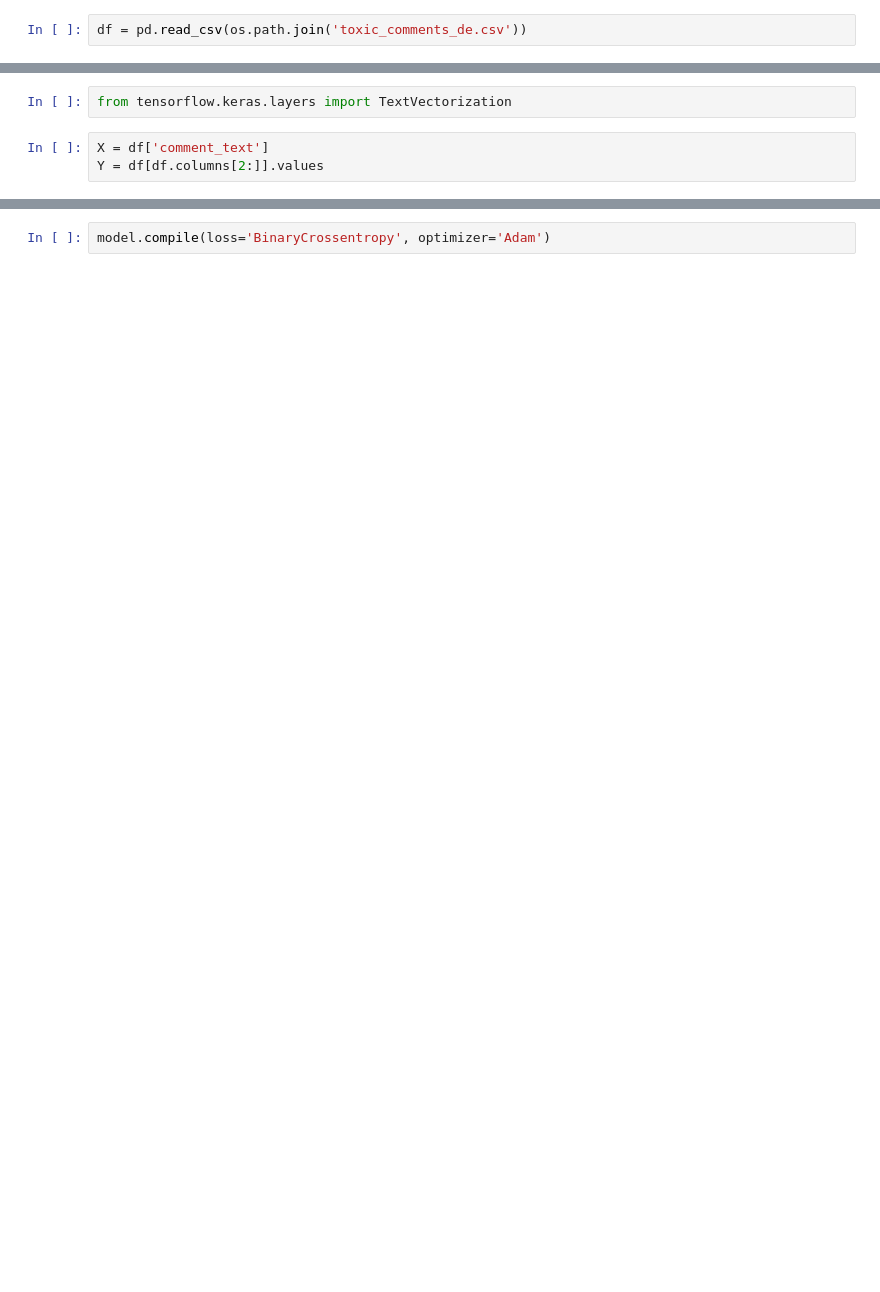
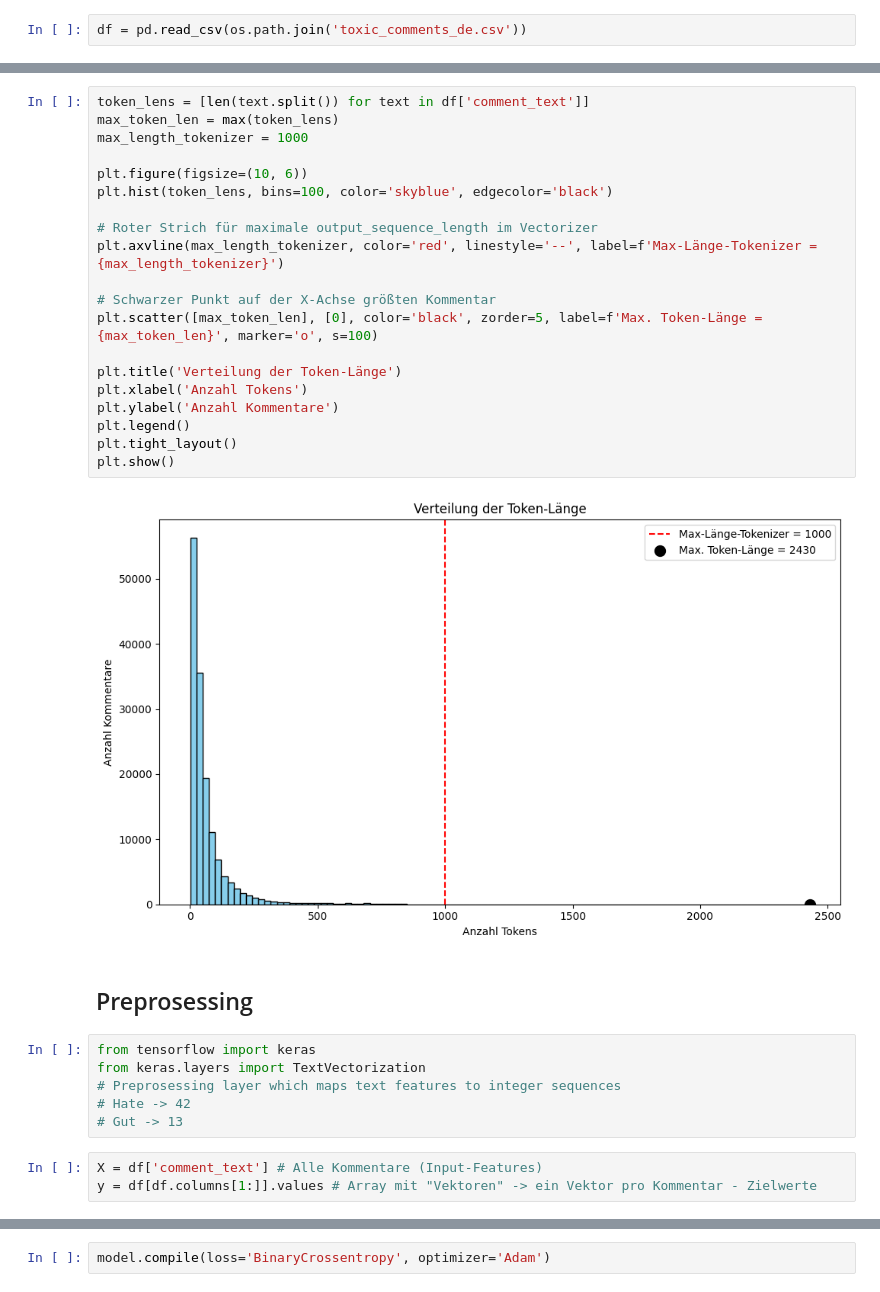
Before and after one commit to dominiknicklas/hm-student-hub, a Jupyter notebook: student_hub/model_training/toxicity_model_training.ipynb, the cells around one changed output, grey strips where cells are left out. Cells and saved outputs as stored; diff of their text form; blank space fills up the shorter version.

```diff
--- a/student_hub/model_training/toxicity_model_training.ipynb
+++ b/student_hub/model_training/toxicity_model_training.ipynb
@@ -17,6 +57,34 @@ df.head()
+# %%
+token_lens = [len(text.split()) for text in df['comment_text']]
+max_token_len = max(token_lens)
+max_length_tokenizer = 1000
+
+plt.figure(figsize=(10, 6))
+plt.hist(token_lens, bins=100, color='skyblue', edgecolor='black')
+
+# Roter Strich für maximale output_sequence_length im Vectorizer
+plt.axvline(max_length_tokenizer, color='red', linestyle='--', label=f'Max-Länge-Tokenizer = {max_length_tokenizer}')
+
+# Schwarzer Punkt auf der X-Achse größten Kommentar
+plt.scatter([max_token_len], [0], color='black', zorder=5, label=f'Max. Token-Länge = {max_token_len}', marker='o', s=100)
+
+plt.title('Verteilung der Token-Länge')
+plt.xlabel('Anzahl Tokens')
+plt.ylabel('Anzahl Kommentare')
+plt.legend()
+plt.tight_layout()
+plt.show()
+# %% [output]
+[figure, added]
+# %% [markdown]
+## Preprosessing
 # %%
-from tensorflow.keras.layers import TextVectorization
+from tensorflow import keras
+from keras.layers import TextVectorization
+# Preprosessing layer which maps text features to integer sequences
+# Hate -> 42
+# Gut -> 13
 # %%
-X = df['comment_text']
-Y = df[df.columns[2:]].values
+X = df['comment_text'] # Alle Kommentare (Input-Features)
+y = df[df.columns[1:]].values # Array mit "Vektoren" -> ein Vektor pro Kommentar - Zielwerte
 # %%
```
Also changed, not shown: parts of 43 cells of this notebook, 4 other files.
